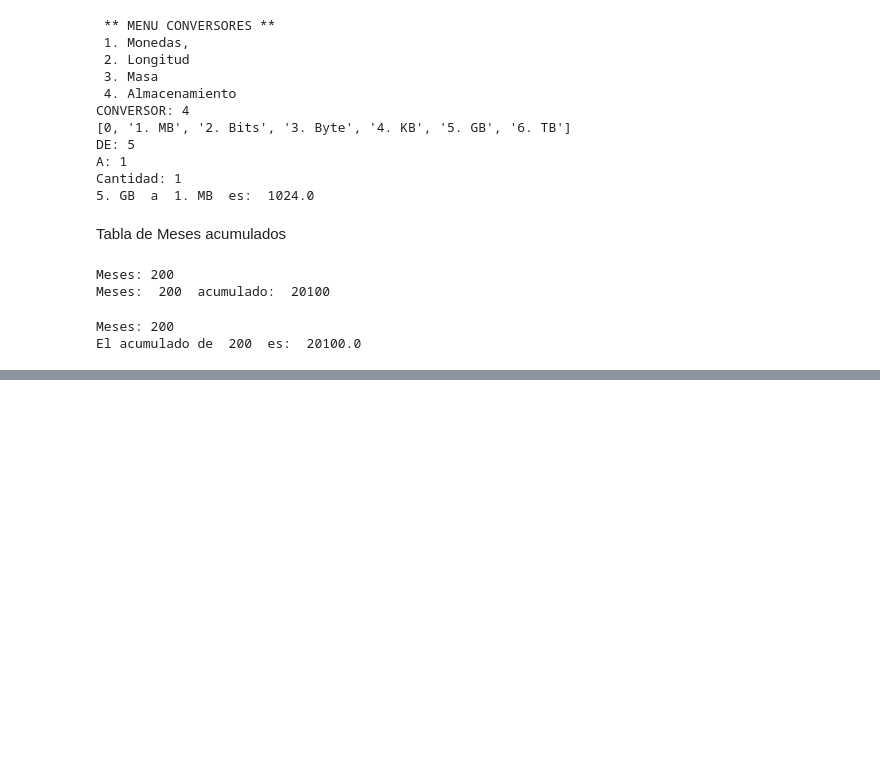
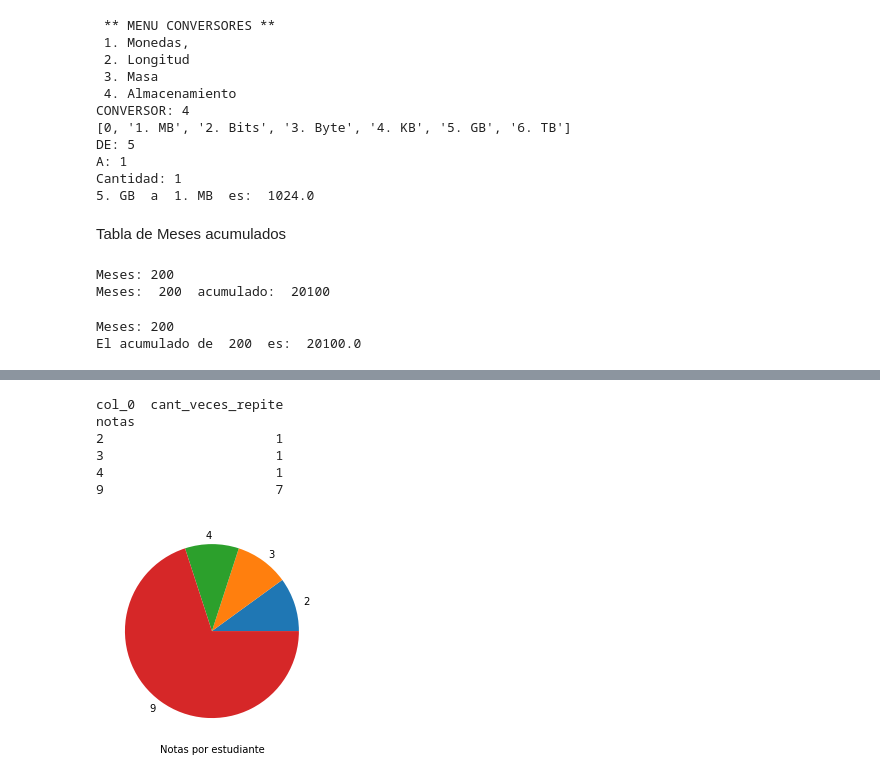
Before and after one commit to USIS011120/Programacion-Computacional-III, a Jupyter notebook: fundamentos_de_python_A2.ipynb, the cells around one changed output, grey strips where cells are left out. Drawn from its saved outputs; the diff is of its cells as text; code cells hidden in the pictures; blank space fills up the shorter version.

```diff
--- a/fundamentos_de_python_A2.ipynb
+++ b/fundamentos_de_python_A2.ipynb
@@ -362,0 +392,18 @@ drive.mount('/content/drive')
+# %%
+archivo = pd.read_csv("/content/notas.csv",sep=";",encoding="utf-8")
+#print(archivo, archivo["notas"])
+
+procesar = pd.crosstab(index=archivo["notas"],columns="cant_veces_repite")
+print(procesar)
+
+plt.pie(procesar, labels=procesar.index)
+plt.xlabel("Notas por estudiante")
+plt.show()
+# %% [output]
+col_0  cant_veces_repite
+notas
+2                      1
+3                      1
+4                      1
+9                      7
+[figure, added]
```
Also changed, not shown: parts of 3 cells of this notebook.
